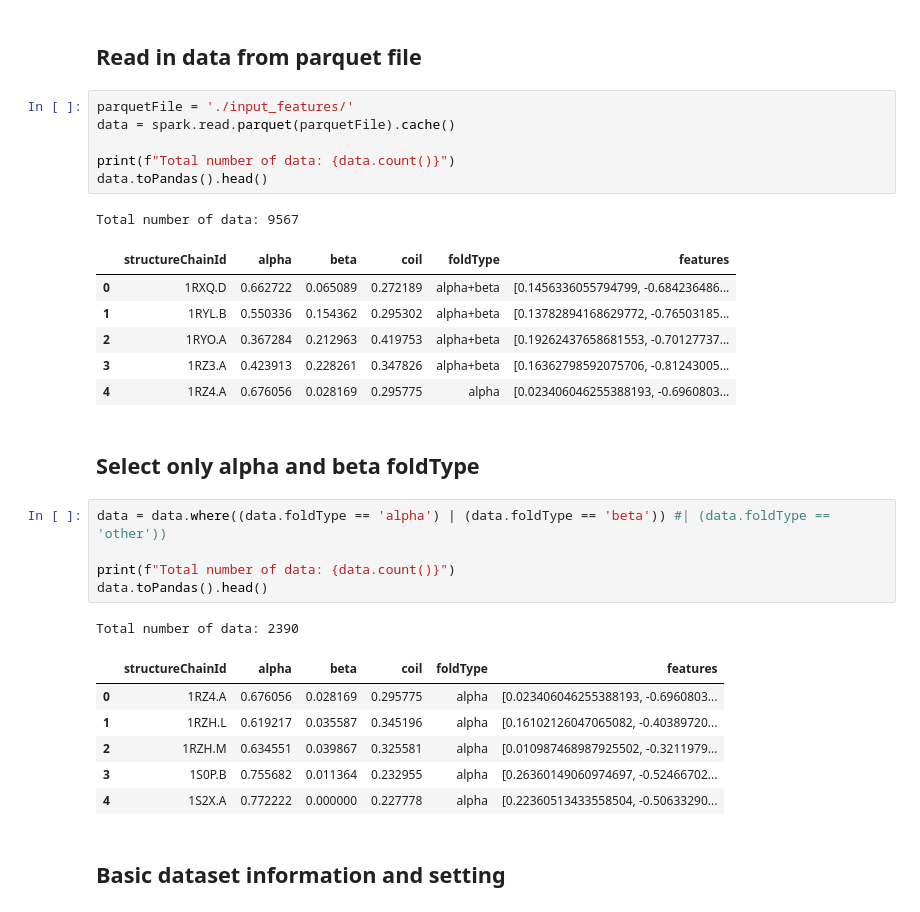
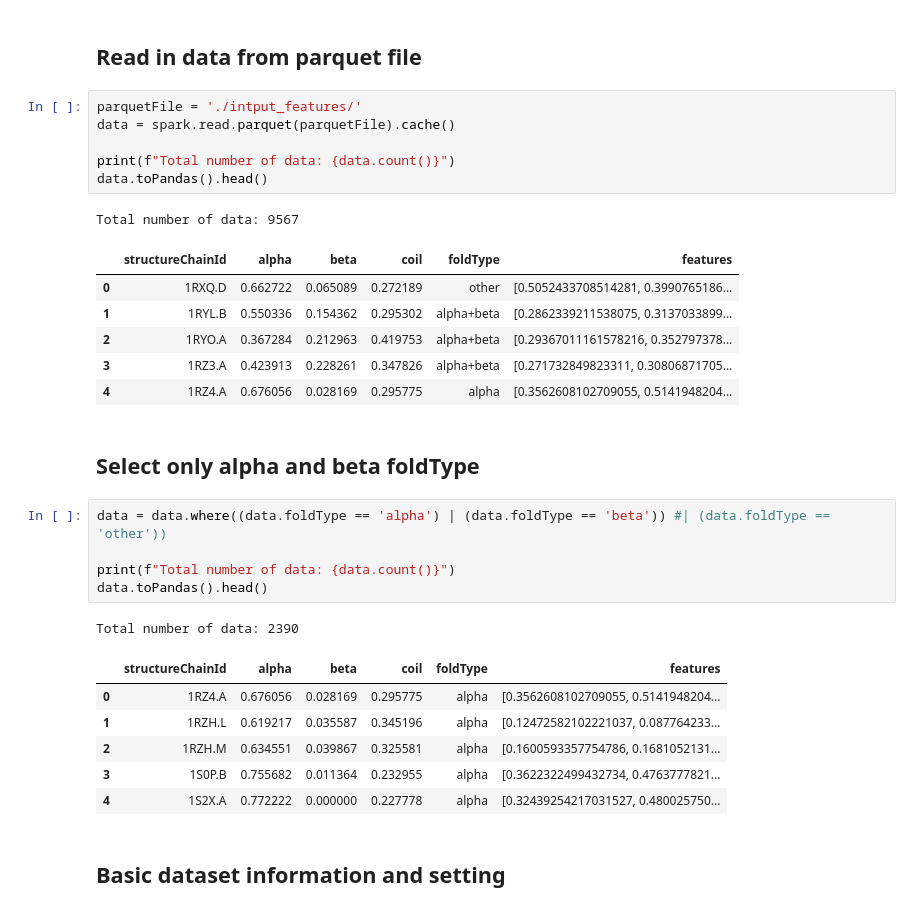
Before and after one commit to sbl-sdsc/mmtf-workshop-2018, a Jupyter notebook: 6-machine-learning/2-Classification-PySpark.ipynb, the cells around one changed output. Cells and saved outputs as stored; diff of their text form.

```diff
--- a/6-machine-learning/2-Classification-PySpark.ipynb
+++ b/6-machine-learning/2-Classification-PySpark.ipynb
@@ -20,19 +20,19 @@ spark = SparkSession.builder \
 # %% [markdown]
 ## Read in data from parquet file
 # %%
-parquetFile = './input_features/'
+parquetFile = './intput_features/'
 data = spark.read.parquet(parquetFile).cache()
 
 print(f"Total number of data: {data.count()}")
 data.toPandas().head()
 # %% [output]
 Total number of data: 9567
 |  | structureChainId | alpha | beta | coil | foldType | features |
-| 0 | 1RXQ.D | 0.662722 | 0.065089 | 0.272189 | alpha+beta | [0.1456336055794799, -0.684236486... |
-| 1 | 1RYL.B | 0.550336 | 0.154362 | 0.295302 | alpha+beta | [0.13782894168629772, -0.76503185... |
-| 2 | 1RYO.A | 0.367284 | 0.212963 | 0.419753 | alpha+beta | [0.19262437658681553, -0.70127737... |
-| 3 | 1RZ3.A | 0.423913 | 0.228261 | 0.347826 | alpha+beta | [0.16362798592075706, -0.81243005... |
-| 4 | 1RZ4.A | 0.676056 | 0.028169 | 0.295775 | alpha | [0.023406046255388193, -0.6960803... |
+| 0 | 1RXQ.D | 0.662722 | 0.065089 | 0.272189 | other | [0.5052433708514281, 0.3990765186... |
+| 1 | 1RYL.B | 0.550336 | 0.154362 | 0.295302 | alpha+beta | [0.2862339211538075, 0.3137033899... |
+| 2 | 1RYO.A | 0.367284 | 0.212963 | 0.419753 | alpha+beta | [0.29367011161578216, 0.352797378... |
+| 3 | 1RZ3.A | 0.423913 | 0.228261 | 0.347826 | alpha+beta | [0.271732849823311, 0.30806871705... |
+| 4 | 1RZ4.A | 0.676056 | 0.028169 | 0.295775 | alpha | [0.3562608102709055, 0.5141948204... |
 # %% [markdown]
 ## Select only alpha and beta foldType
 # %%
@@ -43,11 +43,11 @@ data.toPandas().head()
 # %% [output]
 Total number of data: 2390
 |  | structureChainId | alpha | beta | coil | foldType | features |
-| 0 | 1RZ4.A | 0.676056 | 0.028169 | 0.295775 | alpha | [0.023406046255388193, -0.6960803... |
-| 1 | 1RZH.L | 0.619217 | 0.035587 | 0.345196 | alpha | [0.16102126047065082, -0.40389720... |
-| 2 | 1RZH.M | 0.634551 | 0.039867 | 0.325581 | alpha | [0.010987468987925502, -0.3211979... |
-| 3 | 1S0P.B | 0.755682 | 0.011364 | 0.232955 | alpha | [0.26360149060974697, -0.52466702... |
-| 4 | 1S2X.A | 0.772222 | 0.000000 | 0.227778 | alpha | [0.22360513433558504, -0.50633290... |
+| 0 | 1RZ4.A | 0.676056 | 0.028169 | 0.295775 | alpha | [0.3562608102709055, 0.5141948204... |
+| 1 | 1RZH.L | 0.619217 | 0.035587 | 0.345196 | alpha | [0.12472582102221037, 0.087764233... |
+| 2 | 1RZH.M | 0.634551 | 0.039867 | 0.325581 | alpha | [0.1600593357754786, 0.1681052131... |
+| 3 | 1S0P.B | 0.755682 | 0.011364 | 0.232955 | alpha | [0.3622322499432734, 0.4763777821... |
+| 4 | 1S2X.A | 0.772222 | 0.000000 | 0.227778 | alpha | [0.32439254217031527, 0.480025750... |
 # %% [markdown]
 ## Basic dataset information and setting
 # %%
```
Also changed, not shown: parts of 3 cells of this notebook, 3 other files.
